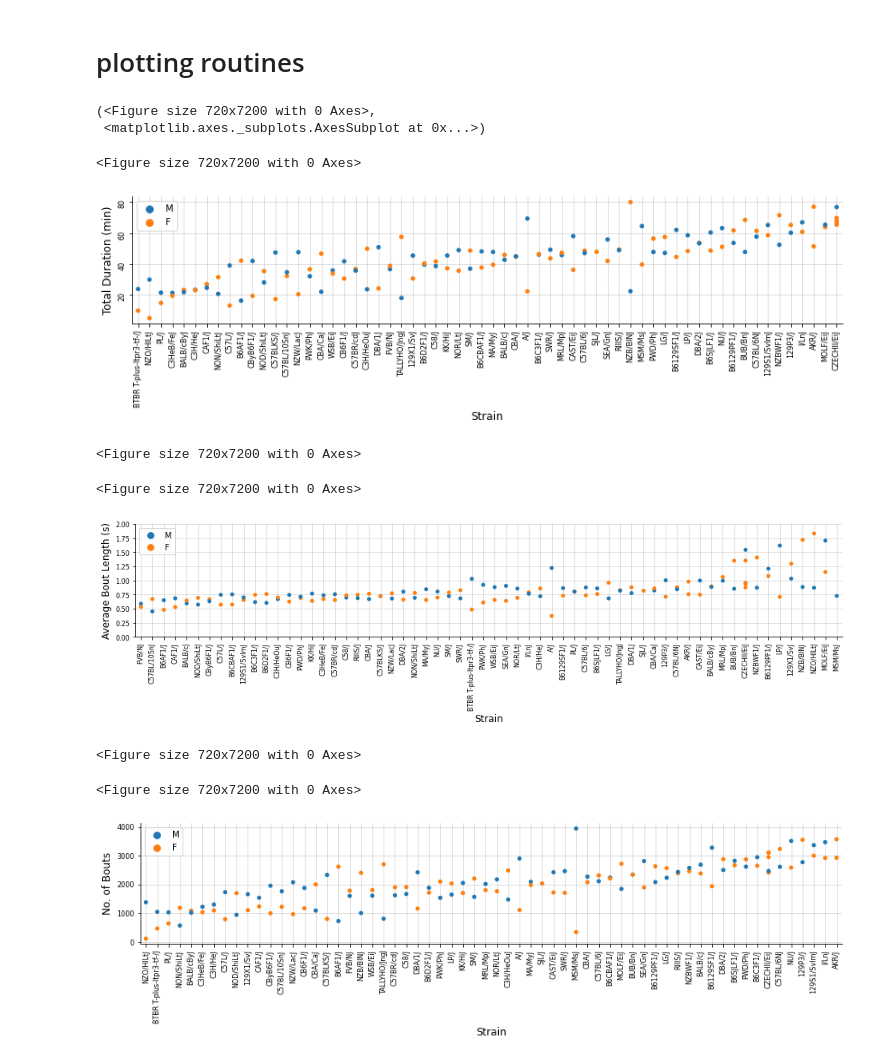
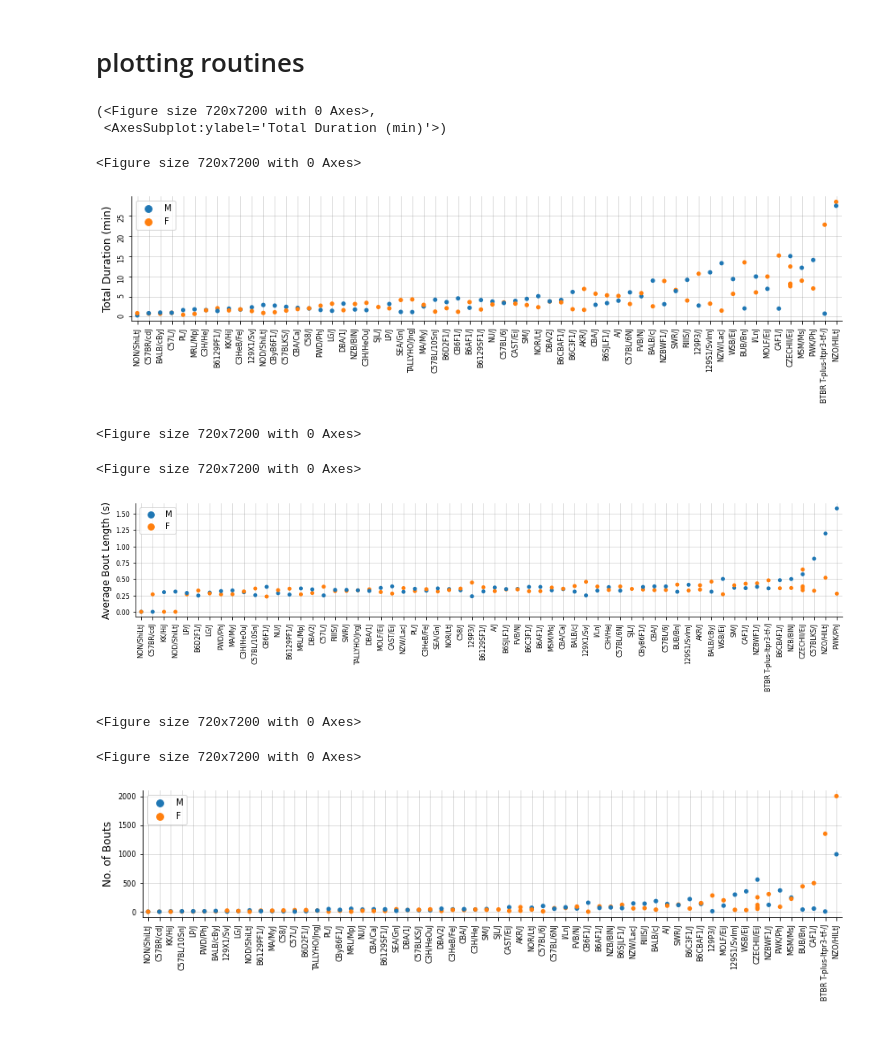
Before and after one commit to Thalaivar/DDP, a Jupyter notebook: B-SOID/plotting.ipynb, the cells around one changed output. Drawn from its saved outputs; the diff is of its cells as text; code cells hidden in the pictures; blank space fills up the shorter version.

Commit message:
plotting usage

```diff
--- a/B-SOID/plotting.ipynb
+++ b/B-SOID/plotting.ipynb
@@ -6,7 +6,10 @@ import matplotlib.pyplot as plt
 from numpy import mean
 # %%
 from analysis import *
-info = calculate_behaviour_info_for_all_strains(data_lookup_file='bsoid_strain_data.csv', min_bout_len=round(200 * FPS / 1000))
+# behaviour_idx = BEHAVIOUR_LABELS['Groom']
+behaviour_idx = BEHAVIOUR_LABELS['Rear (AW)']
+behaviour_idx.extend(BEHAVIOUR_LABELS['Rear'])
+info = calculate_behaviour_info_for_all_strains(data_lookup_file='bsoid_strain_data.csv', min_bout_len=round(200 * FPS / 1000), behaviour_idx=behaviour_idx)
 # %%
 info_ = info.copy(deep=True)
 info_['Total Duration'] = info['Total Duration']/60
@@ -34,12 +37,12 @@ def plot_behaviour_metric(info, metric, order, ylabel=None):
     ylabel = metric if ylabel is None else ylabel
 
     fig = plt.figure(figsize=(10, 100))
-    g = sns.catplot(x='Strain', y=metric, data=info, hue='Sex', jitter=False, legend=False, order=order)
+    g = sns.catplot(x='Strain', y=metric, data=info, hue='Sex', jitter=False, legend=False, order=order, ci=0.95)
     ax = g.axes[0,0]
     ax.tick_params(grid_color='gray', grid_alpha=0.3, labelrotation=90, labelsize=8)
     ax.grid(True)
     ax.set_ylabel(ylabel, fontsize=12)
-    ax.set_xlabel('Strain', fontsize=12)
+    ax.set_xlabel(None, fontsize=12)
     ax.legend(loc='upper left')
     plt.gcf().set_size_inches(15, 2.2)
     return fig, ax
@@ -48,19 +51,19 @@ strains = list(sort_info_df(info_, 'Total Duration'))
 plot_behaviour_metric(info_, 'Total Duration', strains, 'Total Duration (min)', )
 # %% [output]
 (<Figure size 720x7200 with 0 Axes>,
- <matplotlib.axes._subplots.AxesSubplot at 0x...>)
+ <AxesSubplot:ylabel='Total Duration (min)'>)
 <Figure size 720x7200 with 0 Axes>
-[figure, old version]
+[figure, new version]
 # %%
 strains = list(sort_info_df(info_, 'Average Bout Length'))
 fig, ax = plot_behaviour_metric(info_, 'Average Bout Length', strains, 'Average Bout Length (s)', )
-ax.set_ylim([0, 2])
+# ax.set_ylim([1, 2])
 ax.tick_params(axis='y', labelrotation=0, labelsize=8)
 fig
 # %% [output]
 <Figure size 720x7200 with 0 Axes>
 <Figure size 720x7200 with 0 Axes>
-[figure, old version]
+[figure, new version]
 # %%
 strains = list(sort_info_df(info_, 'No. of Bouts'))
 fig, ax = plot_behaviour_metric(info_, 'No. of Bouts', strains, 'No. of Bouts', )
@@ -69,4 +72,4 @@ fig
 # %% [output]
 <Figure size 720x7200 with 0 Axes>
 <Figure size 720x7200 with 0 Axes>
-[figure, old version]
+[figure, new version]
```
Also changed, not shown: parts of 2 cells of this notebook, 4 other files.
